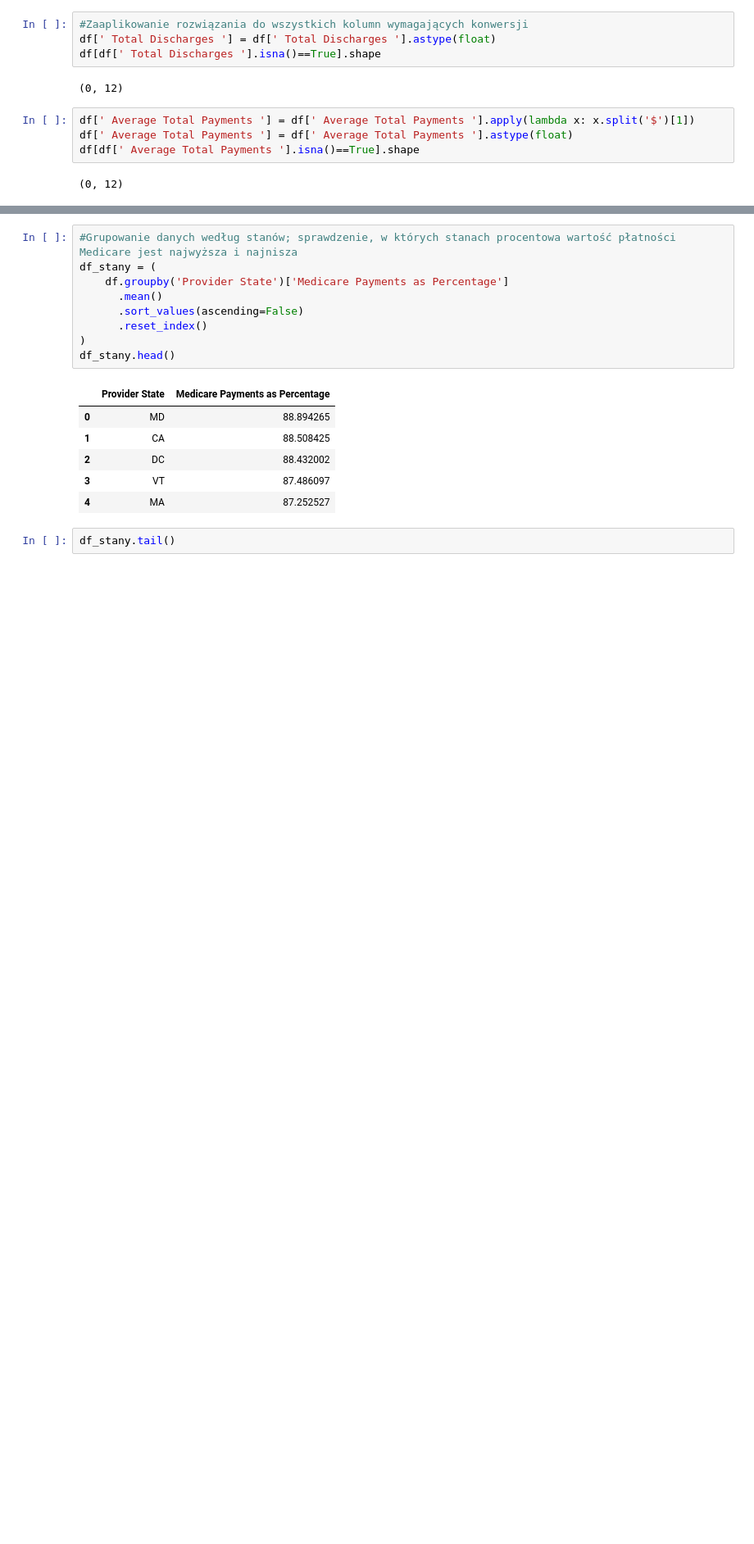
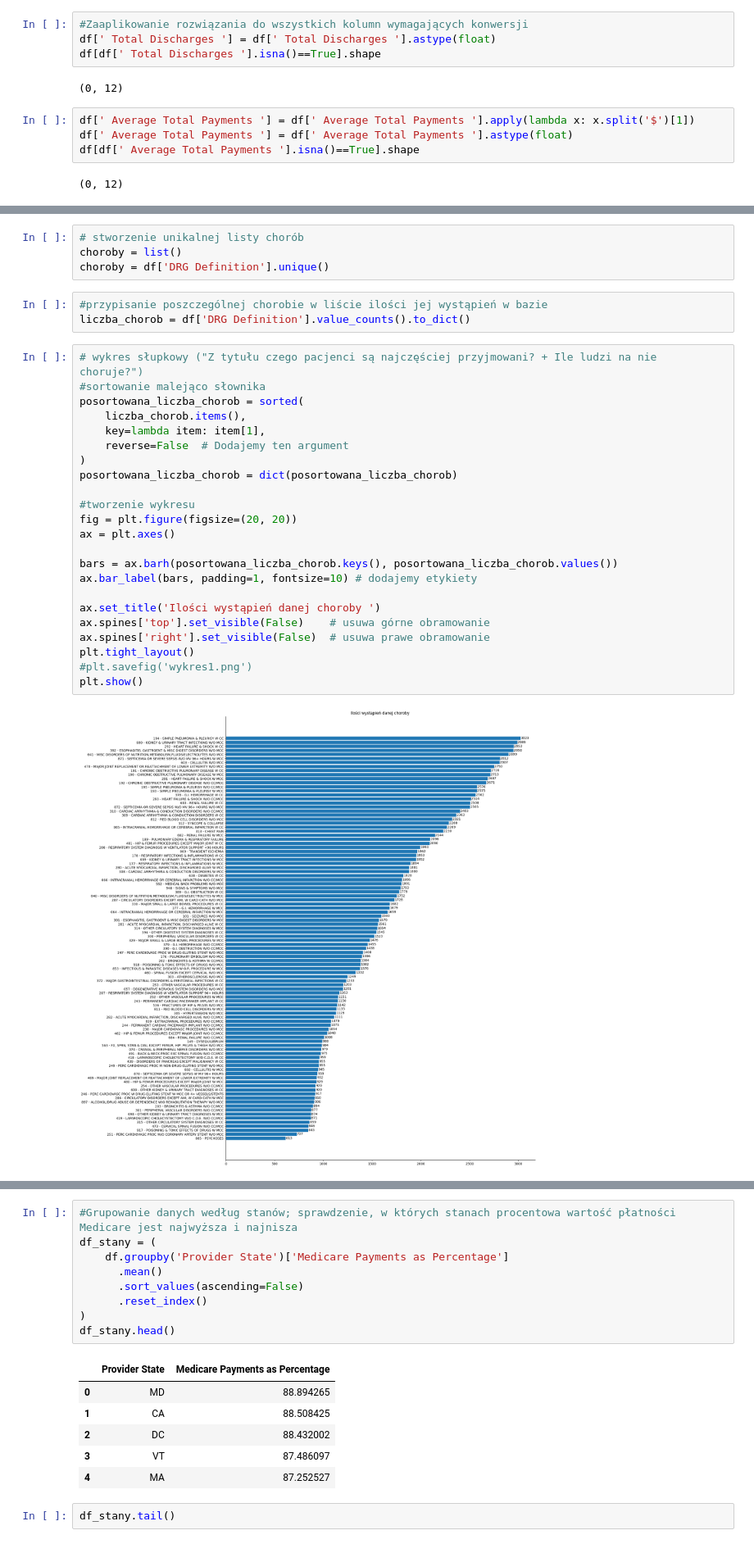
Before and after one commit to emmapstudent/python_projekt, a Jupyter notebook: projekt.ipynb, the cells around one changed output, grey strips where cells are left out. Shown at 82% size. Drawn from its saved outputs; the diff is of its cells as text; blank space fills up the shorter version.

```diff
--- a/projekt.ipynb
+++ b/projekt.ipynb
@@ -76,0 +88,32 @@ df['Actual Payments as Percentage'] = df[' Average Total Payments '] / df[' Aver
+# %%
+# stworzenie unikalnej listy chorób
+choroby = list()
+choroby = df['DRG Definition'].unique()
+# %%
+#przypisanie poszczególnej chorobie w liście ilości jej wystąpień w bazie
+liczba_chorob = df['DRG Definition'].value_counts().to_dict()
+# %%
+# wykres słupkowy ("Z tytułu czego pacjenci są najczęściej przyjmowani? + Ile ludzi na nie choruje?")
+#sortowanie malejąco słownika
+posortowana_liczba_chorob = sorted(
+    liczba_chorob.items(),
+    key=lambda item: item[1],
+    reverse=False  # Dodajemy ten argument
+)
+posortowana_liczba_chorob = dict(posortowana_liczba_chorob)
+
+#tworzenie wykresu
+fig = plt.figure(figsize=(20, 20))
+ax = plt.axes()
+
+bars = ax.barh(posortowana_liczba_chorob.keys(), posortowana_liczba_chorob.values())
+ax.bar_label(bars, padding=1, fontsize=10) # dodajemy etykiety
+
+ax.set_title('Ilości wystąpień danej choroby ')
+ax.spines['top'].set_visible(False)    # usuwa górne obramowanie
+ax.spines['right'].set_visible(False)  # usuwa prawe obramowanie
+plt.tight_layout()
+#plt.savefig('wykres1.png')
+plt.show()
+# %% [output]
+[figure, added]
```
Also changed, not shown: parts of 18 cells of this notebook, 1 other file.
